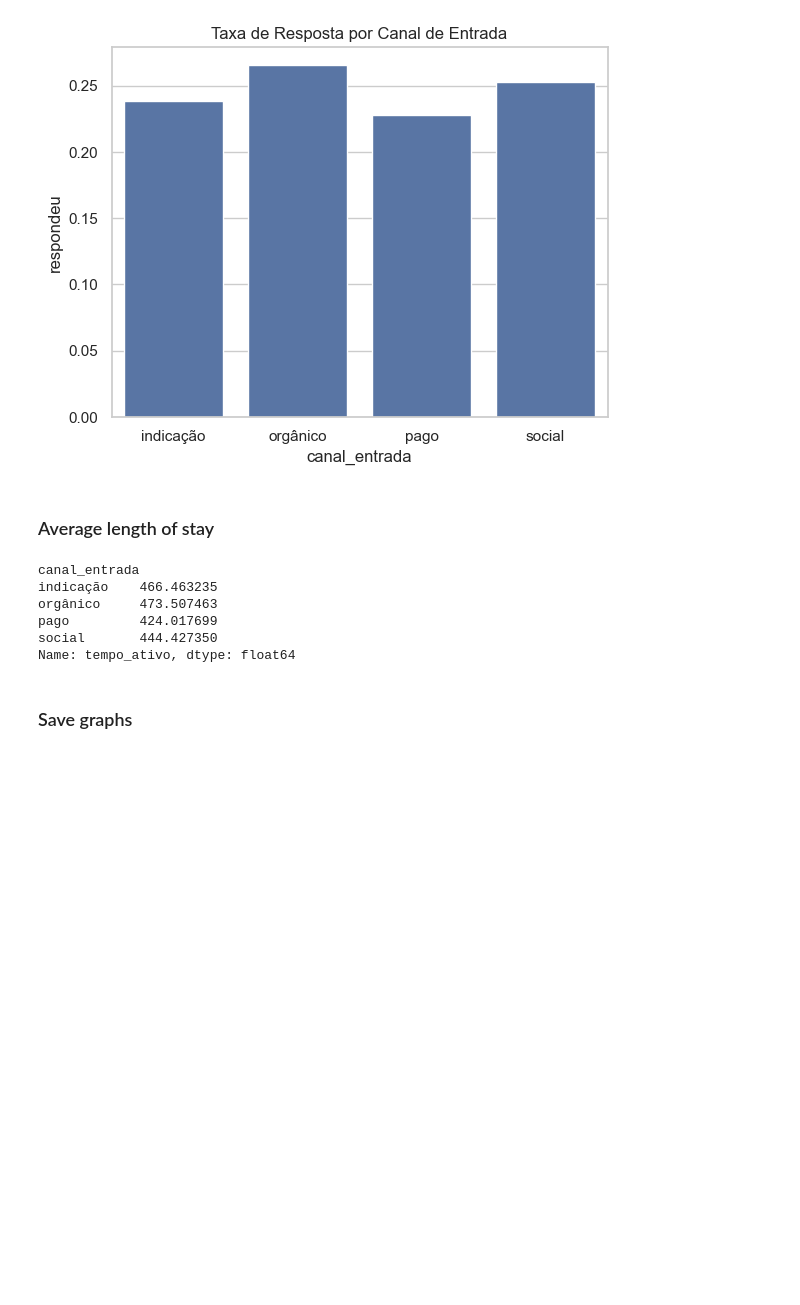
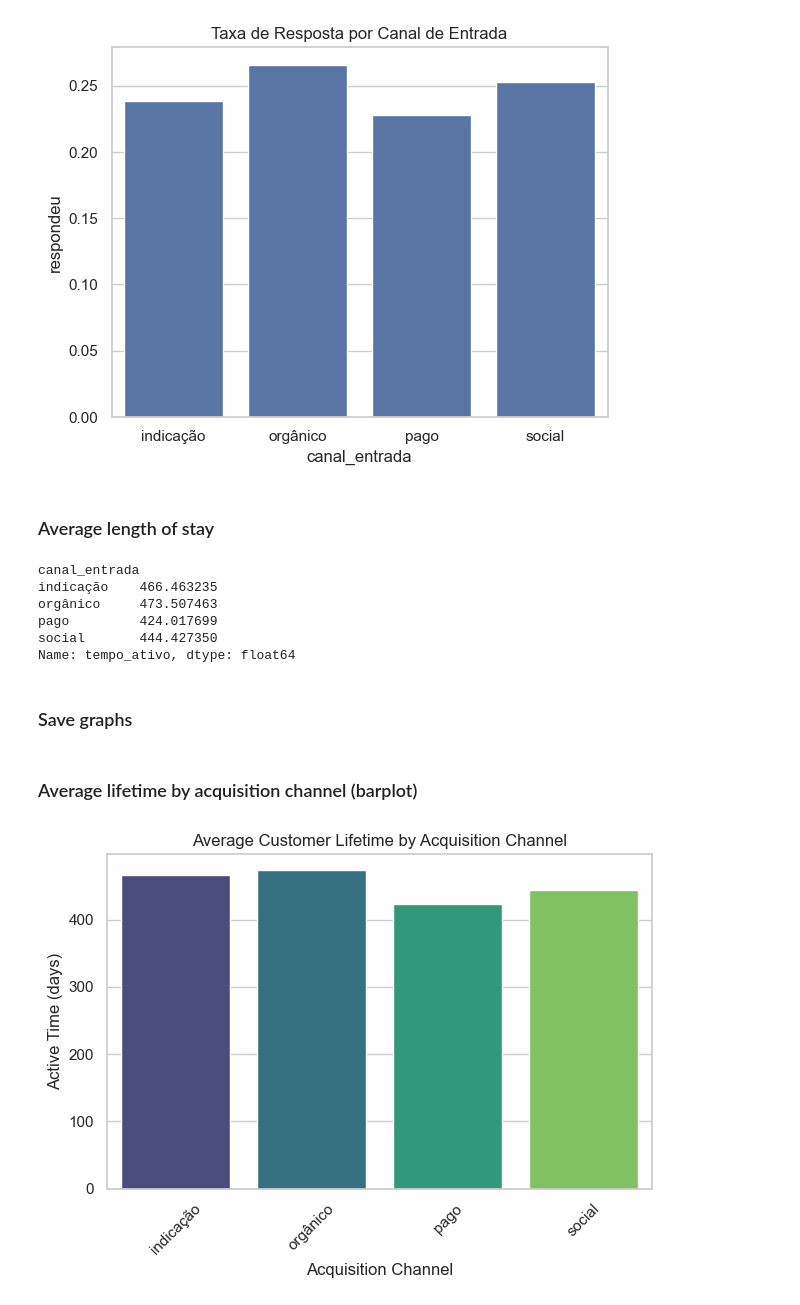
Before and after one commit to DanielBorgesDev/crm-lifecycle-analysis, a Jupyter notebook: notebooks/eda.ipynb, the cells around one changed output. Cells and saved outputs as stored; diff of their text form; code cells hidden in the pictures; blank space fills up the shorter version.

Commit message:
fix: changes in image plots

```diff
--- a/notebooks/eda.ipynb
+++ b/notebooks/eda.ipynb
@@ -130,3 +130,24 @@ Name: tempo_ativo, dtype: float64
 ### Save graphs
 # %%
 rfm.to_csv('../insights/segment.csv', index=False)
+# %% [markdown]
+### Average lifetime by acquisition channel (barplot)
+# %%
+# Average lifetime by acquisition channel
+sns.barplot(
+    data=tempo_canal,
+    x='canal_entrada',
+    y='tempo_ativo',
+    hue='canal_entrada',        # Fix to avoid the warning
+    palette='viridis',
+    legend=False                # Hide the redundant legend
+)
+plt.title("Average Customer Lifetime by Acquisition Channel")
+plt.ylabel("Active Time (days)")
+plt.xlabel("Acquisition Channel")
+plt.xticks(rotation=45)
+plt.tight_layout()
+plt.savefig('../plots/avg_lifetime_by_channel.png', dpi=300)
+plt.show()
+# %% [output]
+[figure, added]
```
Also changed, not shown: parts of 2 cells of this notebook.
